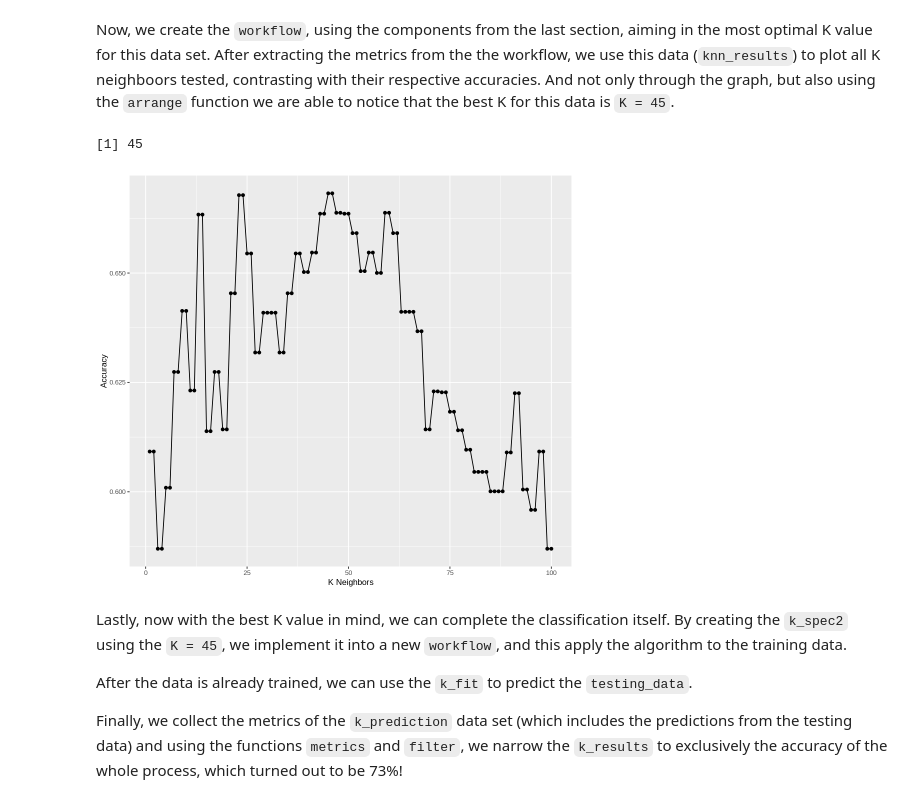
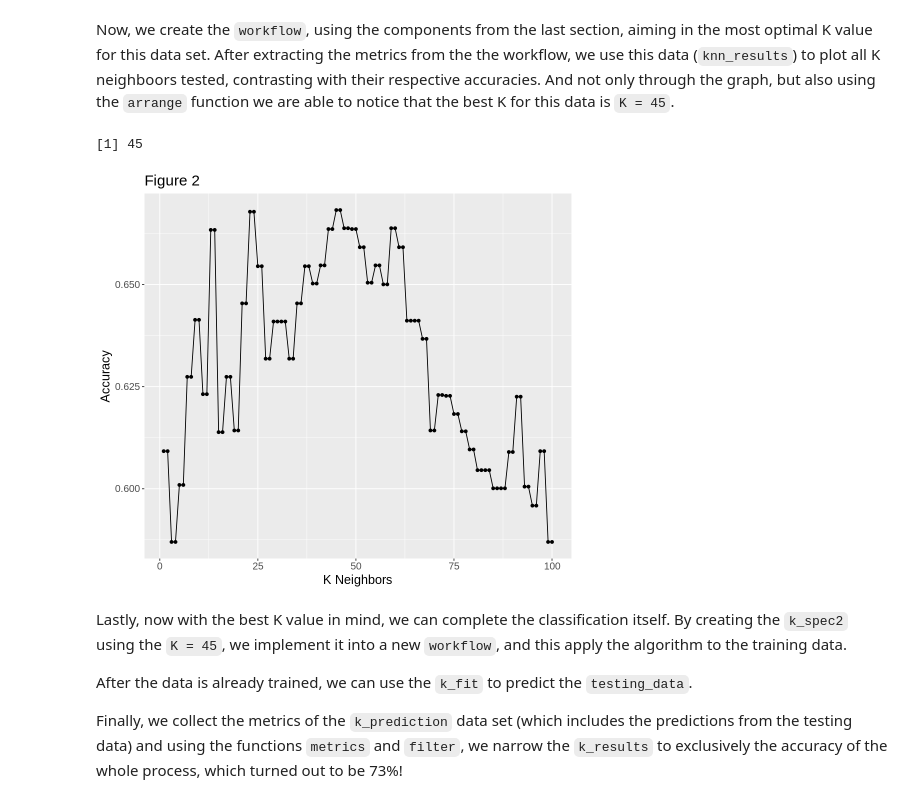
Before and after one commit to nazalturas/data_sci_-group_project, a Jupyter notebook: Group Report.ipynb, the cells around one changed output. Drawn from its saved outputs; the diff is of its cells as text; code cells hidden in the pictures.

Commit message:
Added and labelled all the visualizations
Hope you like it

```diff
--- a/Group Report.ipynb
+++ b/Group Report.ipynb
@@ -313,31 +313,32 @@ Now, we create the `workflow`, using the components from the last section, aimin
 # %%
 # create a workflow and extract the metrics from it's classification to figure out the optimum K
 knn_results <- workflow() |>
          add_recipe(recipe) |>
          add_model(k_spec) |>
          tune_grid(resamples = training_vfold, grid = gridval) |>
          collect_metrics() |>
          filter(.metric == "accuracy")
 
 
 # create a plot to visualize k-neighbors versus it's respective accuracy.
 knn_results_plot <- ggplot(knn_results, aes(x = neighbors, y = mean)) +
               geom_point() +
               geom_line() +
               labs(x = "K Neighbors", y = "Accuracy") +
-              theme(text = element_text(size = 10))
+              theme(text = element_text(size = 15)) +
+              ggtitle("Figure 2")
 knn_results_plot
 
 # single out the best K neighboor
 best_k <- knn_results |>
         arrange(desc(mean)) |>
         head(1) |>
         pull(neighbors)
 
 best_k
 # %% [output]
 [1] 45
-[figure, old version]
+[figure, new version]
 # %% [markdown]
 Lastly, now with the best K value in mind, we can complete the classification itself. By creating the `k_spec2` using the ` K = 45 `, we implement it into a new `workflow`, and this apply the algorithm to the training data.
 
```
Also changed, not shown: parts of 2 cells of this notebook.
